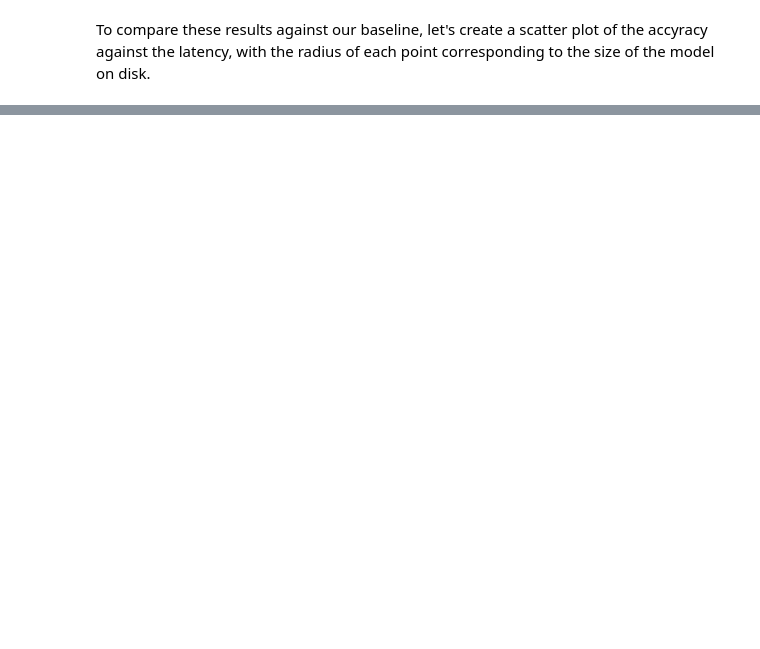
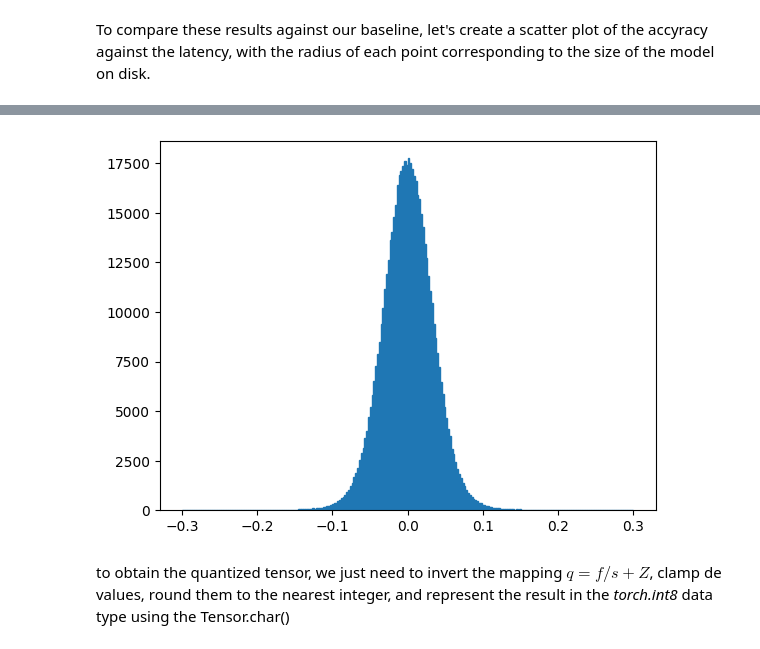
Before and after one commit to sergi24sanchez/Learning, a Jupyter notebook: NLPTransformers/transformers_efficiency.ipynb, the cells around one changed output, grey strips where cells are left out. Saved outputs shown, nothing was run; the diff lists cells and outputs as text; code cells hidden in the pictures; blank space fills up the shorter version.

```diff
--- a/NLPTransformers/transformers_efficiency.ipynb
+++ b/NLPTransformers/transformers_efficiency.ipynb
@@ -349,0 +551,9 @@ Let's see if we can close that last gap by including the distillation loss of th
+# %%
+import matplotlib.pyplot as plt
+
+state_dict = pipe.model.state_dict()
+weights = state_dict["distilbert.transformer.layer.0.attention.out_lin.weight"]
+plt.hist(weights.flatten().cpu().numpy(), bins=250, range=(-0.3, 0.3), edgecolor="C0")
+plt.show()
+# %% [output]
+[figure, added]
@@ -349,0 +563,2 @@ Let's see if we can close that last gap by including the distillation loss of th
+# %% [markdown]
+to obtain the quantized tensor, we just need to invert the mapping $q = f/s + Z$, clamp de values, round them to the nearest integer, and represent the result in the *torch.int8* data type using the Tensor.char()
```
Also changed, not shown: parts of 28 cells of this notebook.
